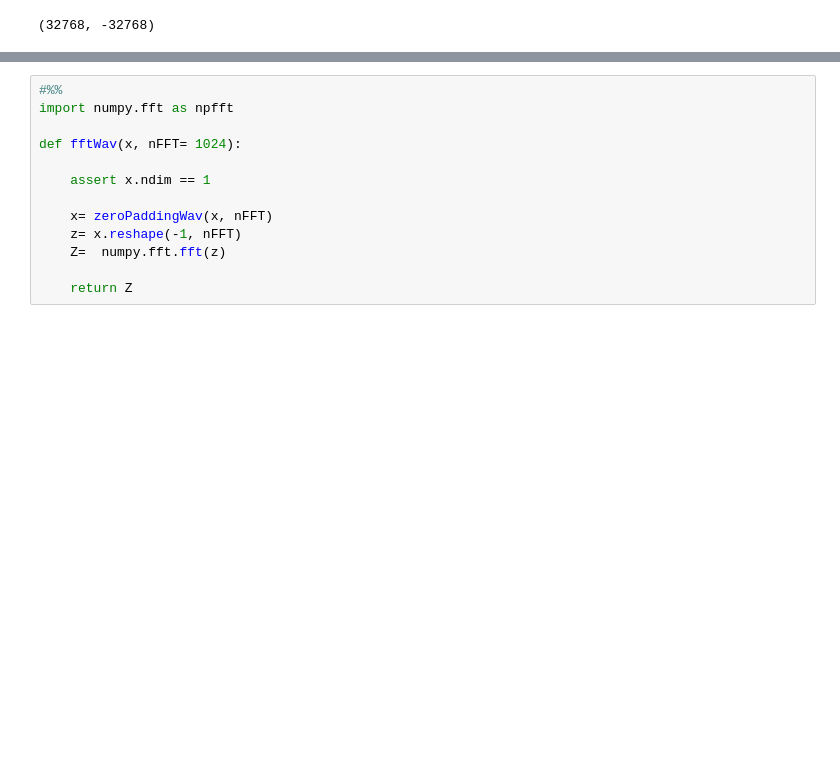
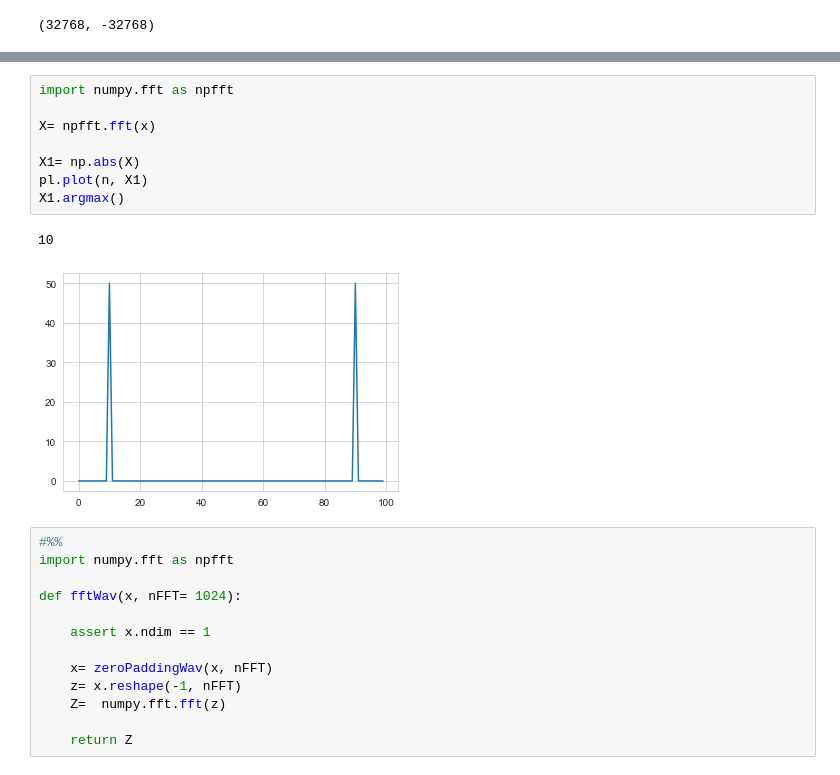
Before and after one commit to renyuanL/ryDsp2021, a Jupyter notebook: ryDsp_use01.ipynb, the cells around one changed output, grey strips where cells are left out. Saved outputs shown, nothing was run; the diff lists cells and outputs as text; blank space fills up the shorter version.

```diff
--- a/ryDsp_use01.ipynb
+++ b/ryDsp_use01.ipynb
@@ -138,3 +156,14 @@ playWav, sr= 50400, duration= 17.500 sec
+# %%
+import numpy.fft as npfft
+
+X= npfft.fft(x)
+
+X1= np.abs(X)
+pl.plot(n, X1)
+X1.argmax()
+# %% [output]
+10
+[figure, added]
 # %%
 #%%
 import numpy.fft as npfft
```
Also changed, not shown: parts of 16 cells of this notebook, 2 other files.
